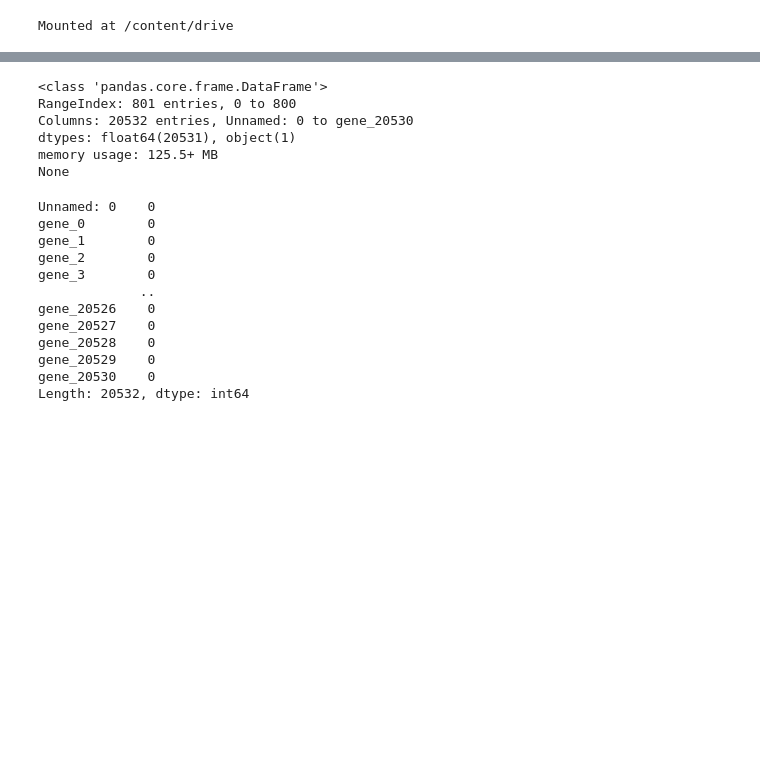
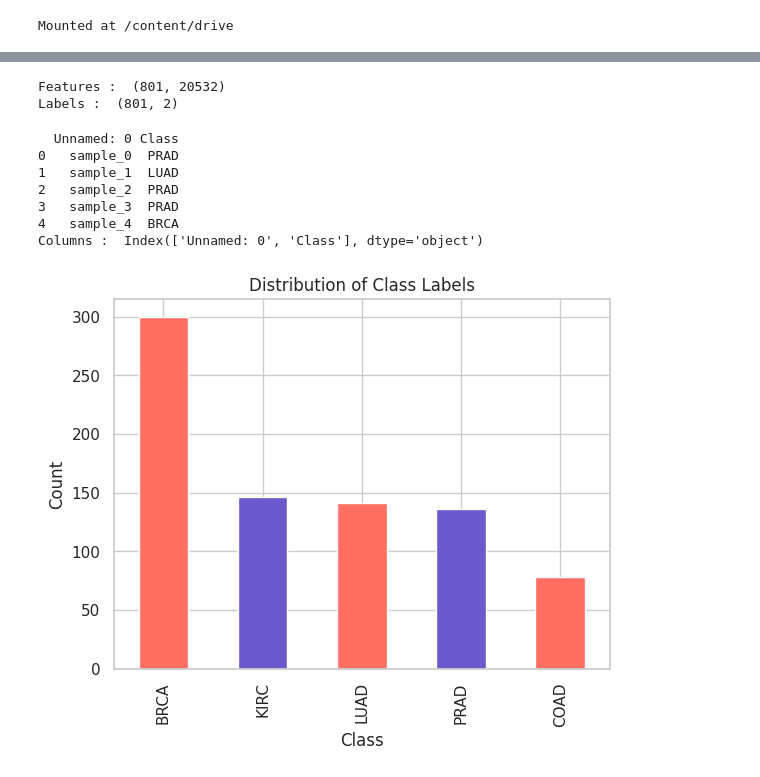
Before and after one commit to muzeyir/gene-expression-cancer-classification, a Jupyter notebook: notebooks/main.ipynb, the cells around one changed output, grey strips where cells are left out. Saved outputs shown, nothing was run; the diff lists cells and outputs as text; code cells hidden in the pictures; blank space fills up the shorter version.

Commit message:
02 - initial EDA and gene expression distribution analysis

```diff
--- a/notebooks/main.ipynb
+++ b/notebooks/main.ipynb
@@ -8,11 +33,9 @@ Mounted at /content/drive
 # %%
 import pandas as pd
 
-# CSV dosyasının tam yolunu belirt
+
 data_path = '/content/drive/MyDrive/data-for-capstone-project/data.csv'
+label_path = '/content/drive/MyDrive/data-for-capstone-project/labels.csv'
 
-# Veriyi yükle
-df = pd.read_csv(data_path)
-
-# Veriyi incele
-print(df.head())
+df_data = pd.read_csv(data_path)
+df_label = pd.read_csv(label_path)
@@ -57,24 +42,34 @@ print(df.head())
-# %%
-print(df.info())
-# %% [output]
-<class 'pandas.core.frame.DataFrame'>
-RangeIndex: 801 entries, 0 to 800
-Columns: 20532 entries, Unnamed: 0 to gene_20530
-dtypes: float64(20531), object(1)
-memory usage: 125.5+ MB
-None
-# %%
-print(df.isnull().sum())
-# %% [output]
-Unnamed: 0    0
-gene_0        0
-gene_1        0
-gene_2        0
-gene_3        0
-             ..
-gene_20526    0
-gene_20527    0
-gene_20528    0
-gene_20529    0
-gene_20530    0
-Length: 20532, dtype: int64
+# %%
+import pandas as pd
+import numpy as np
+import matplotlib.pyplot as plt
+import seaborn as sns
+
+pd.set_option('display.max_columns', 100)
+sns.set(style = 'whitegrid')
+
+print('Features : ', df_data.shape)
+print('Labels : ', df_label.shape)
+# %% [output]
+Features :  (801, 20532)
+Labels :  (801, 2)
+# %%
+print(df_label.head())
+
+print('Columns : ', df_label.columns)
+label_col = df_label.columns[1]
+df_label[label_col].value_counts().plot(kind='bar', color=['#ff6f61','#6a5acd'])
+plt.title('Distribution of Class Labels')
+plt.xlabel('Class')
+plt.ylabel('Count')
+plt.grid(True)
+plt.show()
+# %% [output]
+  Unnamed: 0 Class
+0   sample_0  PRAD
+1   sample_1  LUAD
+2   sample_2  PRAD
+3   sample_3  PRAD
+4   sample_4  BRCA
+Columns :  Index(['Unnamed: 0', 'Class'], dtype='object')
+[figure, added]
```
Also changed, not shown: parts of 4 cells of this notebook.
